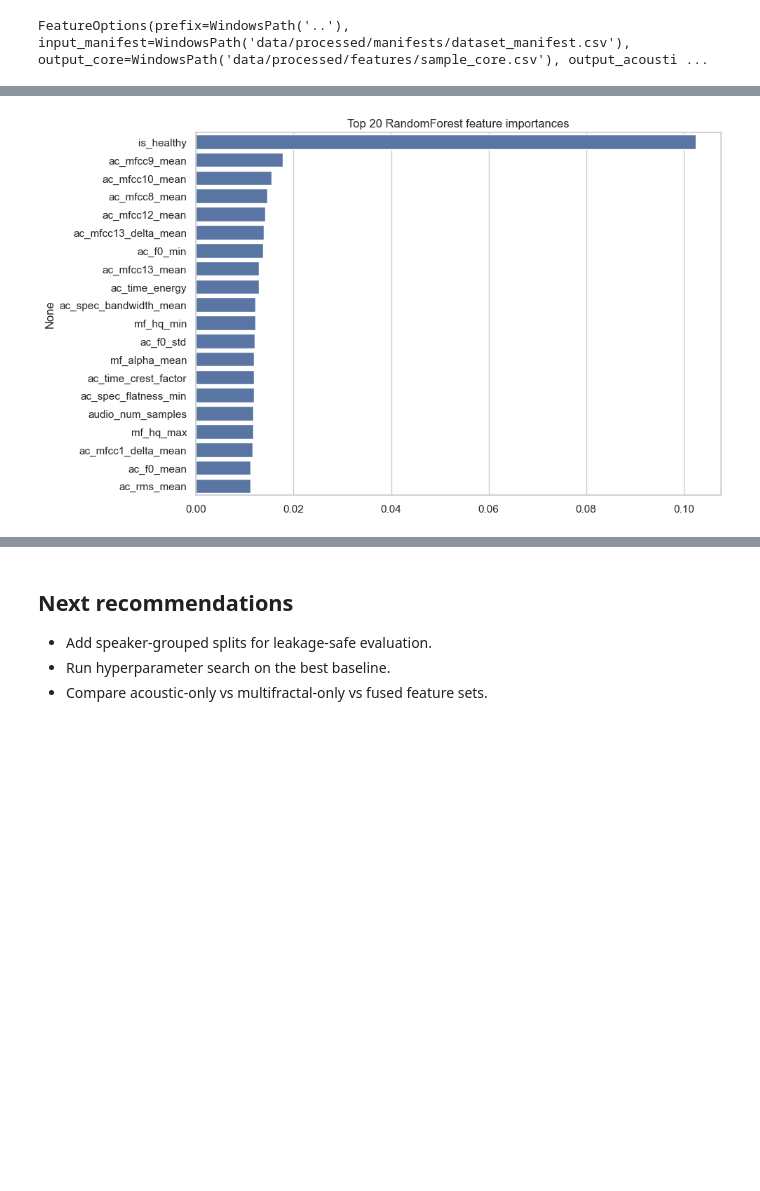
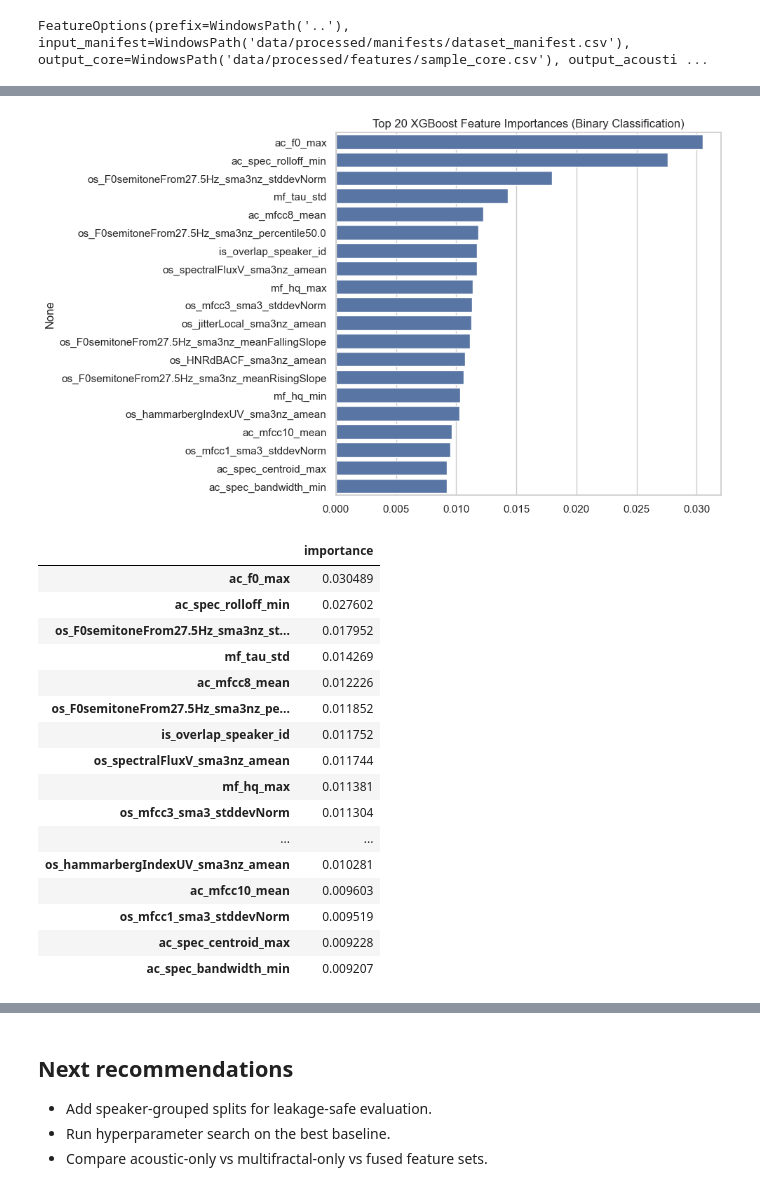
Before and after one commit to mNandhu/multifractal-speech-analysis, a Jupyter notebook: notebooks/model_training_baselines.ipynb, the cells around one changed output, grey strips where cells are left out. Cells and saved outputs as stored; diff of their text form; code cells hidden in the pictures; blank space fills up the shorter version.

```diff
--- a/notebooks/model_training_baselines.ipynb
+++ b/notebooks/model_training_baselines.ipynb
@@ -105,6 +113,8 @@ exclude_cols = {
     "acoustic_error",
     "mf_status",
     "mf_error",
+    "opensmile_status",
+    "opensmile_error",
     "split",
     "split_seed",
     "pathology_de",
@@ -117,10 +127,12 @@ numeric_feature_cols = [
 ]
 
 X = df[numeric_feature_cols].copy()
-y = df[target_col].astype(str).copy()
+y_binary = df["is_healthy"].astype(int).copy() # 1 for healthy, 0 for pathological
+y_multi = df[target_col].astype(str).copy()
 
 print(f"Samples: {len(df)}")
-print(f"Classes: {y.nunique()}")
+print(f"Binary Classes: {y_binary.nunique()}")
+print(f"Multi Classes: {y_multi.nunique()}")
 print(f"Numeric features: {len(numeric_feature_cols)}")
 # %% [output]
 Samples: 1214
@@ -173,33 +189,36 @@ models = {
         n_jobs=-1,
     ),
     "SVM-RBF": SVC(kernel="rbf", C=3.0, gamma="scale", class_weight="balanced"),
+    "XGBoost": XGBClassifier(random_state=RANDOM_SEED, n_jobs=-1, eval_metric="logloss"),
+    "LightGBM": LGBMClassifier(random_state=RANDOM_SEED, n_jobs=-1, class_weight="balanced", verbose=-1),
 }
 
-results = []
-trained_pipelines = {}
+results_bin = []
+trained_pipelines_bin = {}
 
+print("--- Binary Classification (Healthy vs Pathological) ---")
 for name, model in models.items():
     pipe = Pipeline(steps=[
         ("prep", preprocessor),
         ("model", model),
     ])
 
-    pipe.fit(X_train, y_train)
+    pipe.fit(X_train, y_bin_train)
     y_pred = pipe.predict(X_test)
 
-    acc = accuracy_score(y_test, y_pred)
-    bacc = balanced_accuracy_score(y_test, y_pred)
-    f1m = f1_score(y_test, y_pred, average="macro", zero_division=0)
+    acc = accuracy_score(y_bin_test, y_pred)
+    bacc = balanced_accuracy_score(y_bin_test, y_pred)
+    f1m = f1_score(y_bin_test, y_pred, average="macro", zero_division=0)
 
-    results.append({
+    results_bin.append({
         "model": name,
         "accuracy": acc,
         "balanced_accuracy": bacc,
         "f1_macro": f1m,
     })
 
-    trained_pipelines[name] = (pipe, y_pred)
+    trained_pipelines_bin[name] = (pipe, y_pred)
 
-results_df = pd.DataFrame(results).sort_values(by="f1_macro", ascending=False)
-results_df
+results_bin_df = pd.DataFrame(results_bin).sort_values(by="f1_macro", ascending=False)
+display(results_bin_df)
 # %% [output]
@@ -269,18 +376,35 @@ plt.show()
 # %%
-# Optional: inspect top RF feature importances
-if "RandomForest" in trained_pipelines:
-    rf_pipe, _ = trained_pipelines["RandomForest"]
-    rf_model = rf_pipe.named_steps["model"]
+# Optional: inspect top feature importances for the best binary model (e.g., XGBoost)
+if "XGBoost" in trained_pipelines_bin:
+    xgb_pipe, _ = trained_pipelines_bin["XGBoost"]
+    xgb_model = xgb_pipe.named_steps["model"]
 
-    importances = pd.Series(rf_model.feature_importances_, index=numeric_feature_cols)
+    importances = pd.Series(xgb_model.feature_importances_, index=numeric_feature_cols)
     top_imp = importances.sort_values(ascending=False).head(20)
 
     plt.figure(figsize=(10, 6))
     sns.barplot(x=top_imp.values, y=top_imp.index)
-    plt.title("Top 20 RandomForest feature importances")
+    plt.title("Top 20 XGBoost Feature Importances (Binary Classification)")
     plt.tight_layout()
     plt.show()
 
-    top_imp.to_frame("importance")
+    display(top_imp.to_frame("importance"))
 # %% [output]
-[figure, old version]
+[figure, new version]
+|  | importance |
+| ac_f0_max | 0.030489 |
+| ac_spec_rolloff_min | 0.027602 |
+| os_F0semitoneFrom27.5Hz_sma3nz_st... | 0.017952 |
+| mf_tau_std | 0.014269 |
+| ac_mfcc8_mean | 0.012226 |
+| os_F0semitoneFrom27.5Hz_sma3nz_pe... | 0.011852 |
+| is_overlap_speaker_id | 0.011752 |
+| os_spectralFluxV_sma3nz_amean | 0.011744 |
+| mf_hq_max | 0.011381 |
+| os_mfcc3_sma3_stddevNorm | 0.011304 |
+| ... | ... |
+| os_hammarbergIndexUV_sma3nz_amean | 0.010281 |
+| ac_mfcc10_mean | 0.009603 |
+| os_mfcc1_sma3_stddevNorm | 0.009519 |
+| ac_spec_centroid_max | 0.009228 |
+| ac_spec_bandwidth_min | 0.009207 |
```
Also changed, not shown: parts of 11 cells of this notebook, 13 other files.
